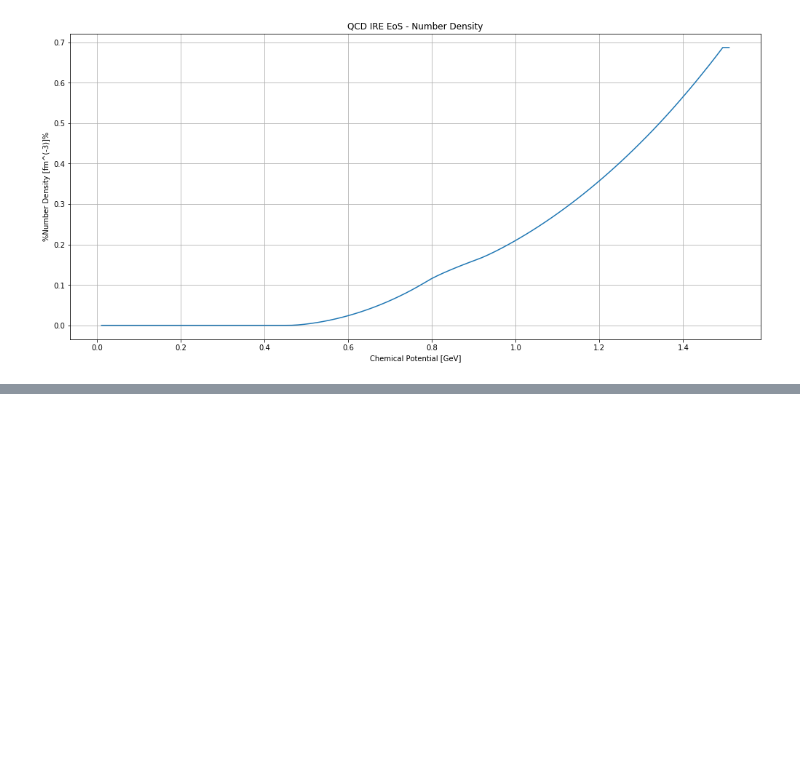
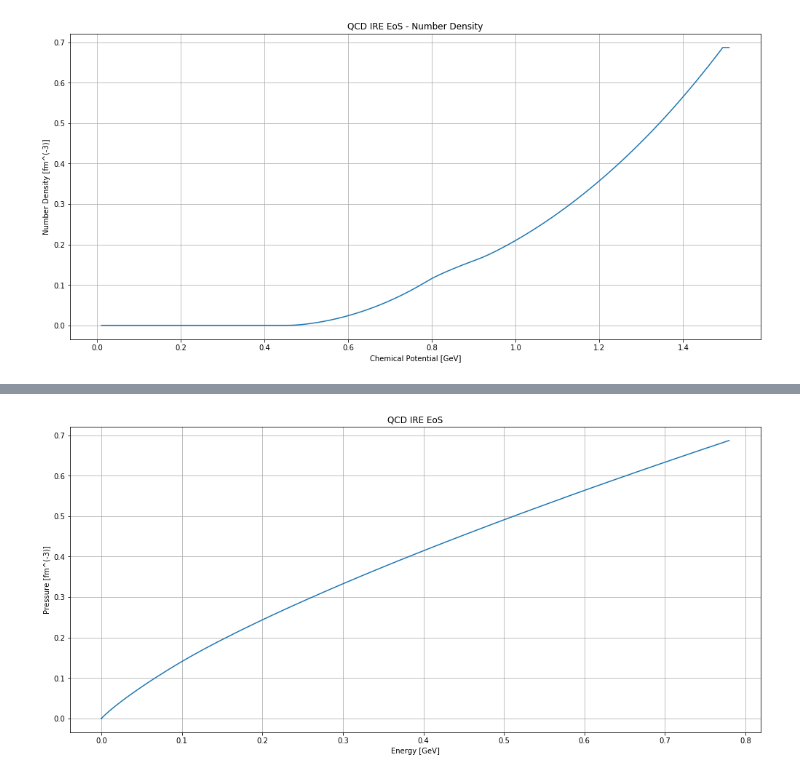
Before and after one commit to rsouza01/gribov_zwanziger, a Jupyter notebook: src/notebooks/Gribov_Zwanziger.ipynb, the cells around one changed output, grey strips where cells are left out. Saved outputs shown, nothing was run; the diff lists cells and outputs as text; code cells hidden in the pictures; blank space fills up the shorter version.

```diff
--- a/src/notebooks/Gribov_Zwanziger.ipynb
+++ b/src/notebooks/Gribov_Zwanziger.ipynb
@@ -313,15 +313,14 @@ Usando a função interpolada \textit{f_pressure_zero_T_list}
  n_B = \frac{\partial P}{\partial \mu}
 \end{equation}
 # %%
-mu_range, f_pressure_zero_T_list
-
-
 x = mu_range
 y = f_pressure_zero_T_list(x)
 
 dy = np.zeros(y.shape,np.float)
 dy[0:-1] = np.diff(y)/np.diff(x)
 dy[-1] = (y[-1] - y[-2])/(x[-1] - x[-2])
+
+f_d_pressure_zero_T_d_mu = si.interp1d(mu_range, dy, kind='cubic')
 
 mpl.rcParams['figure.figsize'] = (17,17)
 plt.figure()
@@ -333,7 +332,7 @@ plt.xlabel('Chemical Potential [GeV]')
 plt.ylabel('Number Density [fm^(-3)]')
 
 plt.grid()
-plt.plot(mu_range, dy)
+plt.plot(mu_range, f_d_pressure_zero_T_d_mu(mu_range))
 
 
 plt.show()
@@ -341,0 +353,21 @@ plt.show()
+# %%
+def f_energy_density(mu):
+    return - f_pressure_zero_T_list(mu) + mu * f_d_pressure_zero_T_d_mu(mu)
+
+
+mpl.rcParams['figure.figsize'] = (17,17)
+plt.figure()
+
+plt.subplot(211)             # the first subplot in the first figure
+plt.title('QCD IRE EoS')
+
+plt.xlabel('Energy [GeV]')
+plt.ylabel('Pressure [fm^(-3)]')
+
+plt.grid()
+plt.plot(f_energy_density(mu_range), f_d_pressure_zero_T_d_mu(mu_range))
+
+
+plt.show()
+# %% [output]
+[figure, added]
```
Also changed, not shown: parts of 1 cell of this notebook.
